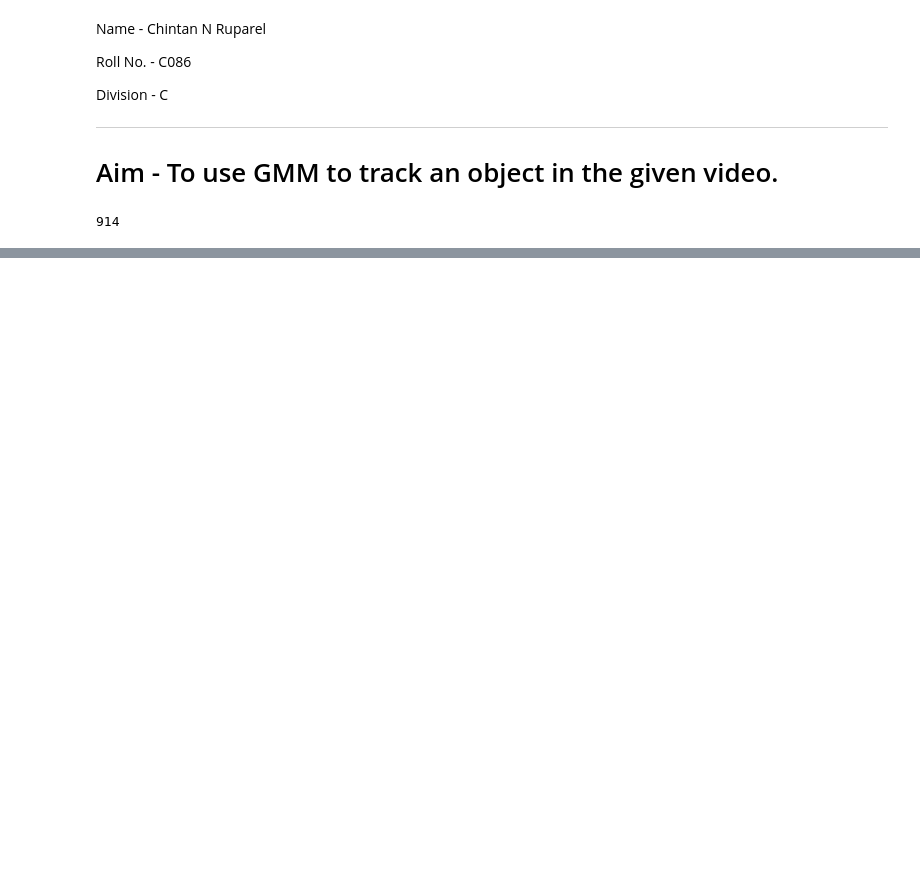
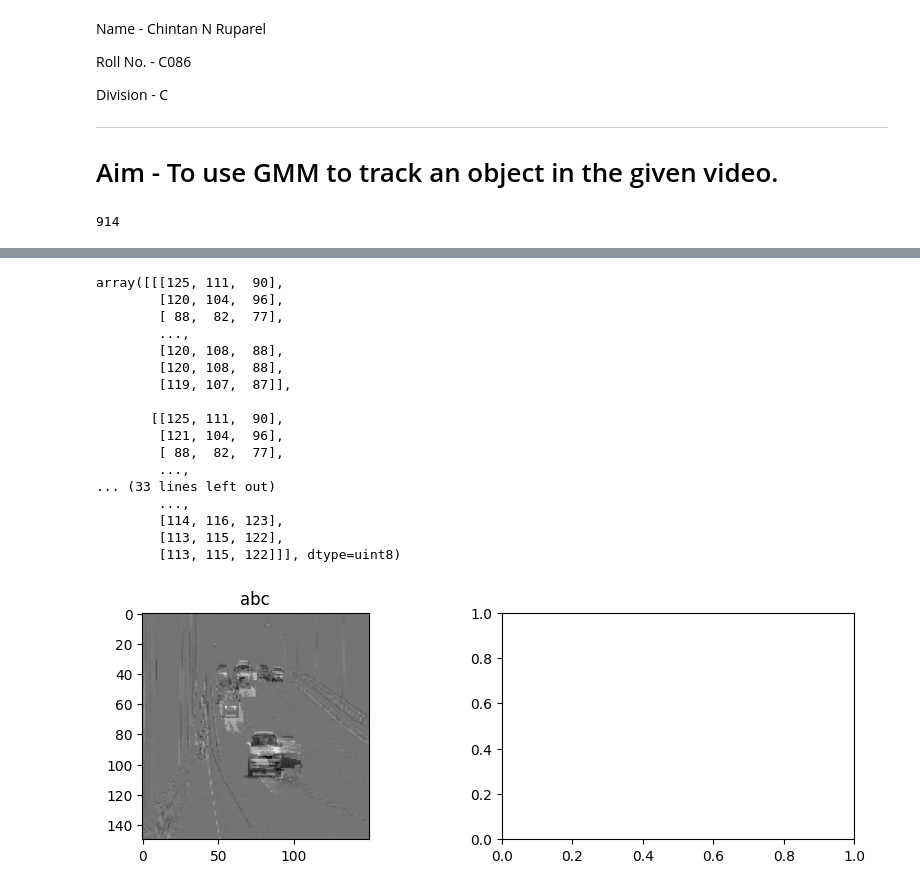
Before and after one commit to ChintzRuparel/Computer-Vision, a Jupyter notebook: Experiment9.ipynb, the cells around one changed output, grey strips where cells are left out. Cells and saved outputs as stored; diff of their text form; code cells hidden in the pictures; blank space fills up the shorter version.

```diff
--- a/Experiment9.ipynb
+++ b/Experiment9.ipynb
@@ -46,0 +59,46 @@ frames=np.array(frames)
+# %%
+#the gmm consists of combination of 2 Gaussian Curves
+gmm=GaussianMixture(n_components=2)
+background=np.zeros((sh))
+#running the loop to first 100 frames and then running a graph of 2 gaussian filters and then fit the model and save in temp.
+for i in range(rw):
+  for j in range(col):
+    for k in range(ch):
+      temp=frames[0:100,i,j,k]
+      temp=temp.reshape(temp.shape[0],1)
+      gmm.fit(temp)
+      #taking out means after fitting the model
+      means=gmm.means_
+      #
+      weights=gmm.weights_
+      index=np.argmax(weights)
+      background[i][j][k]=int(means[index][0])
+# %%
+plt.figure(figsize=(10,10))
+plt.subplot(3,2,1)
+plt.imshow(frames[0])
+plt.title('abc')
+foreground=frames[0]-background
+foreground=rgb2gray(foreground)
+plt.imshow(foreground,cmap='gray')
+plt.subplot(3,2,2)
+frames[900]
+# %% [output]
+array([[[125, 111,  90],
+        [120, 104,  96],
+        [ 88,  82,  77],
+        ...,
+        [120, 108,  88],
+        [120, 108,  88],
+        [119, 107,  87]],
+
+       [[125, 111,  90],
+        [121, 104,  96],
+        [ 88,  82,  77],
+        ...,
+... (33 lines left out)
+        ...,
+        [114, 116, 123],
+        [113, 115, 122],
+        [113, 115, 122]]], dtype=uint8)
+[figure, added]
```
Also changed, not shown: parts of 2 cells of this notebook.
